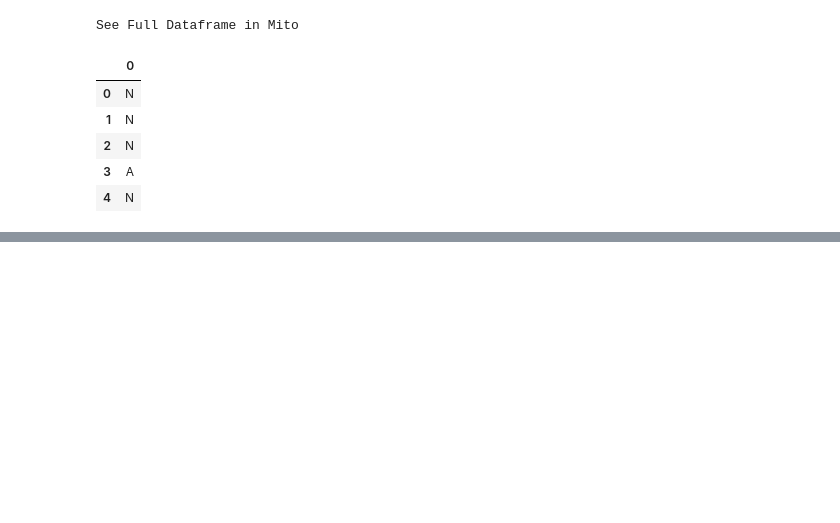
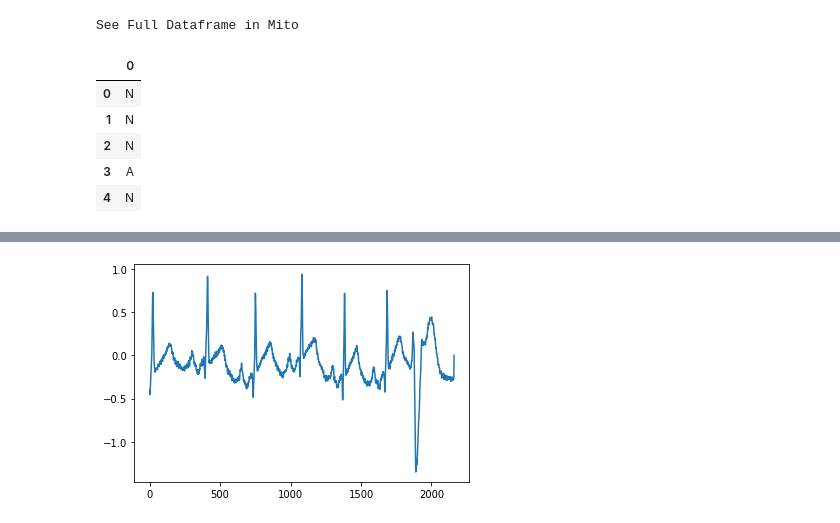
Before and after one commit to Jared-Godar/ecg_anomaly_detection, a Jupyter notebook: explore.ipynb, the cells around one changed output, grey strips where cells are left out. Cells and saved outputs as stored; diff of their text form; code cells hidden in the pictures; blank space fills up the shorter version.

```diff
--- a/explore.ipynb
+++ b/explore.ipynb
@@ -414,0 +462,4 @@ See Full Dataframe in Mito
+# %%
+plt.plot(np.arange(2161), X_explore_normal.iloc[2]);
+# %% [output]
+[figure, added]
```
Also changed, not shown: parts of 30 cells of this notebook, 8 other files.
